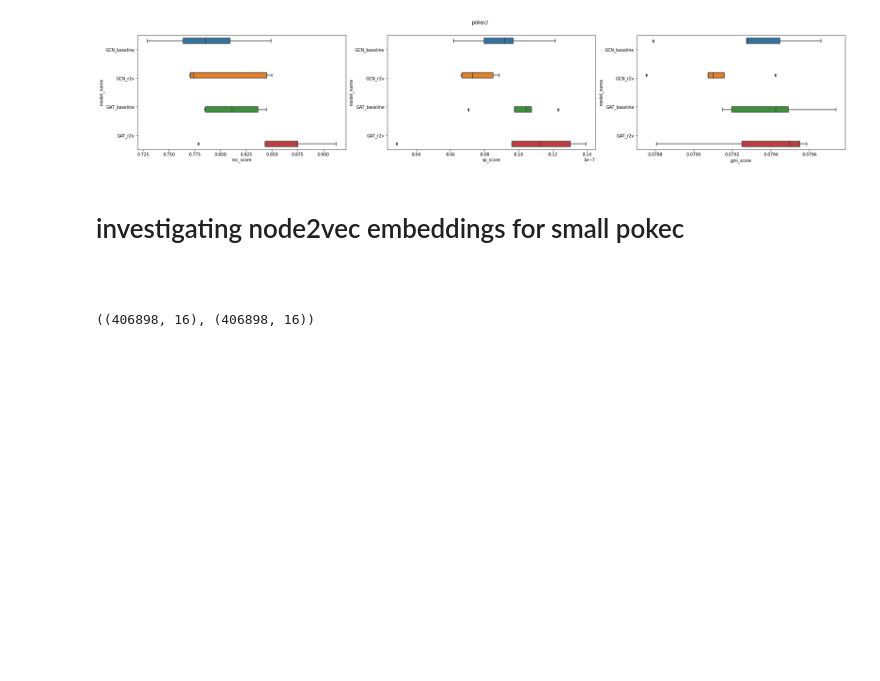
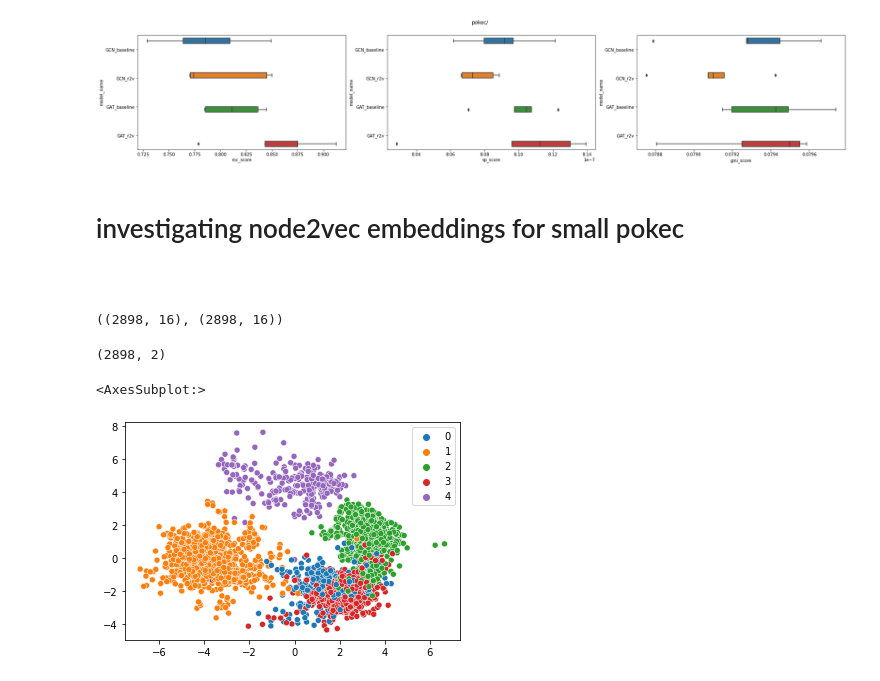
Before and after one commit to thunderock/residual2vec_, a Jupyter notebook: notebooks/RESULTS/aggregate_results.ipynb, the cells around one changed output. Cells and saved outputs as stored; diff of their text form; code cells hidden in the pictures; blank space fills up the shorter version.

```diff
--- a/notebooks/RESULTS/aggregate_results.ipynb
+++ b/notebooks/RESULTS/aggregate_results.ipynb
@@ -121,8 +125,26 @@ for dataset in DATASETS:
 ##
 # %%
 ## crosswalk embeddings
-cross_embs = np.load('../../../final_results/small_pokec/data_one/small_pokec_crosswalk_node2vec.npy')
-embs = np.load('../../../final_results/small_pokec/data_one/small_pokec_node2vec.npy')
+cross_embs = np.load('../../../final_results/airport/data_one/airport_crosswalk_node2vec.npy')
+embs = np.load('../../../final_results/airport/data_one/airport_node2vec.npy')
 cross_embs.shape, embs.shape
 # %% [output]
-((406898, 16), (406898, 16))
+((2898, 16), (2898, 16))
+# %%
+from utils import snakemake_utils
+d = snakemake_utils.get_dataset("airport").get_grouped_col()
+# %%
+from sklearn.pipeline import make_pipeline
+from sklearn.preprocessing import StandardScaler
+from sklearn.decomposition import PCA
+
+pcr = make_pipeline(StandardScaler(), LinearDiscriminantAnalysis(n_components=2))
+x = pcr.fit_transform(cross_embs, d.numpy())
+x.shape
+# %% [output]
+(2898, 2)
+# %%
+sns.scatterplot(x=x[:, 0], y=x[:, 1], hue=d.numpy(), palette="tab10")
+# %% [output]
+<AxesSubplot:>
+[figure, added]
```
Also changed, not shown: parts of 1 cell of this notebook.
